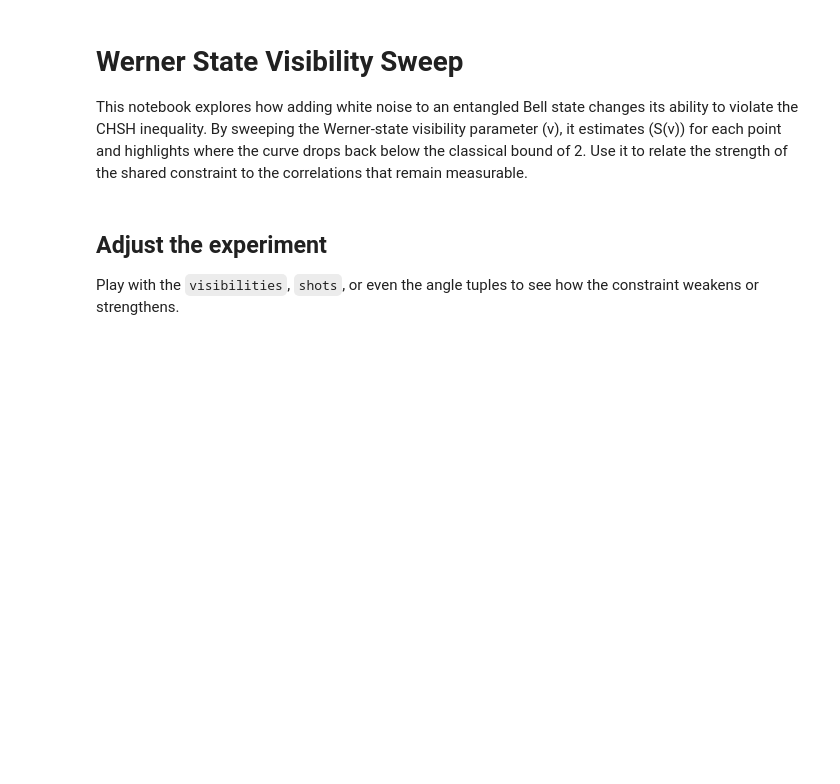
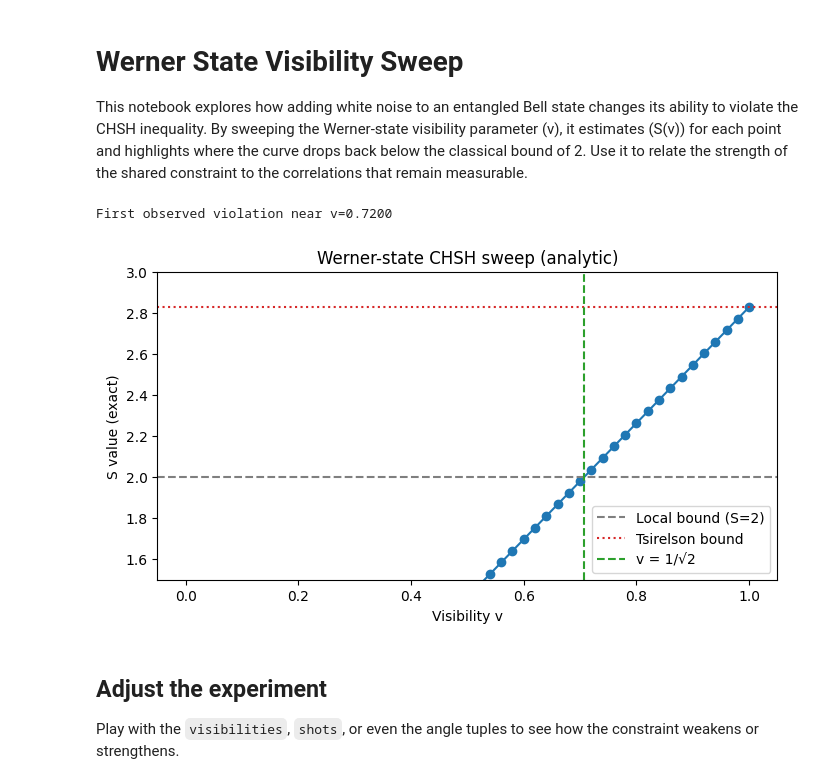
Before and after one commit to BottyBott/entanglement-as-constraint, a Jupyter notebook: notebooks/werner_threshold.ipynb, the cells around one changed output. Saved outputs shown, nothing was run; the diff lists cells and outputs as text; code cells hidden in the pictures; blank space fills up the shorter version.

```diff
--- a/notebooks/werner_threshold.ipynb
+++ b/notebooks/werner_threshold.ipynb
@@ -5,40 +8,39 @@ This notebook explores how adding white noise to an entangled Bell state changes
 # %%
 import math
 import numpy as np
 import matplotlib.pyplot as plt
 
-from eac.chsh import chsh_value
+from eac.chsh import chsh_exact
 from eac.states import werner_state
 
 angles = ((0.0, math.pi / 2), (math.pi / 4, -math.pi / 4))
-shots = 20000
-visibilities = np.linspace(0.0, 1.0, 31)
-seed = 321
-rng = np.random.default_rng(seed)
+visibilities = np.linspace(0.0, 1.0, 51)
 
-values = []
-for v in visibilities:
-    s_val = chsh_value(werner_state(v), angles, shots=shots, rng=rng).value
-    values.append(s_val)
+values = [chsh_exact(werner_state(v), angles).value for v in visibilities]
 
 plt.figure(figsize=(8, 4))
 plt.plot(visibilities, values, marker='o')
 plt.axhline(2.0, color='tab:gray', linestyle='--', label='Local bound (S=2)')
 plt.axhline(2 * math.sqrt(2), color='tab:red', linestyle=':', label='Tsirelson bound')
-plt.axvline(1 / math.sqrt(2), color='tab:green', linestyle='--', label='v = 1/sqrt(2)')
+plt.axvline(1 / math.sqrt(2), color='tab:green', linestyle='--', label='v = 1/√2')
 plt.xlabel('Visibility v')
-plt.ylabel('Estimated S value')
+plt.ylabel('S value (exact)')
 plt.ylim(1.5, 3.0)
-plt.title('Werner-state CHSH sweep')
+plt.title('Werner-state CHSH sweep (analytic)')
 plt.legend(loc='lower right')
-plt.show()
+plt.savefig('werner_threshold.png', dpi=150, bbox_inches='tight')
+from IPython.display import Image
+Image('werner_threshold.png')
 
 violating = [v for v, s in zip(visibilities, values) if s > 2.0]
 if violating:
     first_violation = violating[0]
     print(f"First observed violation near v={first_violation:.4f}")
 else:
-    print("No violation observed; increase shots or adjust the grid.")
+    print("No violation observed; adjust the visibility grid.")
+# %% [output]
+First observed violation near v=0.7200
+[figure, added]
 # %% [markdown]
 ## Adjust the experiment
 
```
Also changed, not shown: parts of 1 cell of this notebook, 5 other files.
